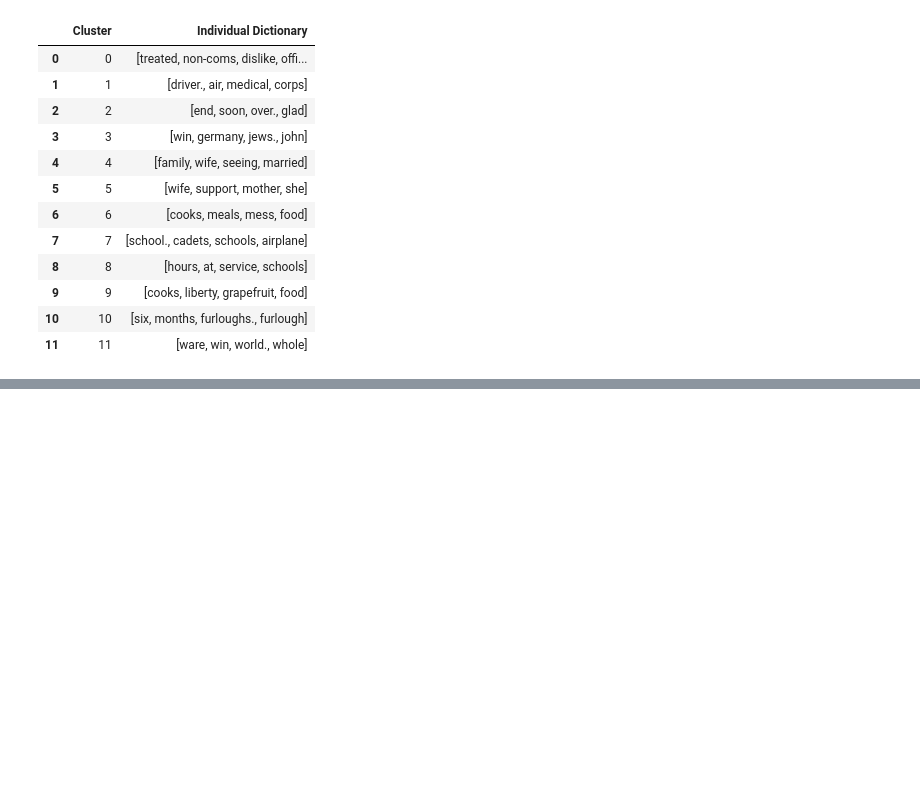
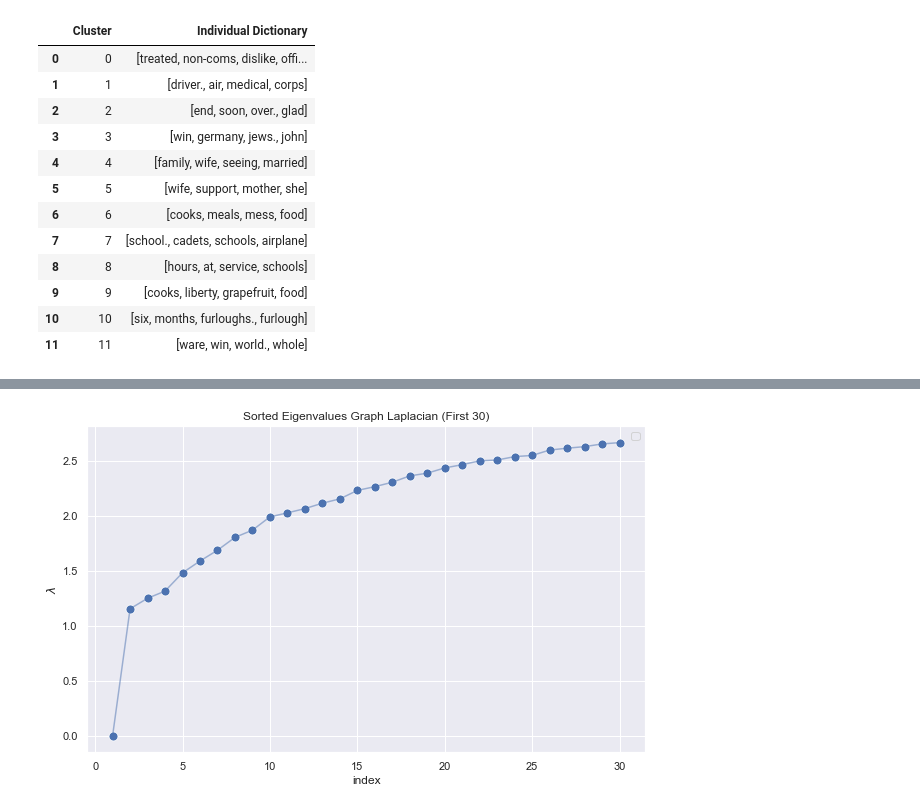
Before and after one commit to amos3vt/ASWW2, a Jupyter notebook: scripts/clustersTFIDF.ipynb, the cells around one changed output, grey strips where cells are left out. Saved outputs shown, nothing was run; the diff lists cells and outputs as text; code cells hidden in the pictures; blank space fills up the shorter version.

```diff
--- a/scripts/clustersTFIDF.ipynb
+++ b/scripts/clustersTFIDF.ipynb
@@ -303,0 +371,10 @@ dictionary
+# %%
+index_lim = 30
+
+fig, ax = plt.subplots(figsize=(10, 6))
+sns.scatterplot(x=range(1, eigenvals_sorted_indices[: index_lim].size + 1), y=eigenvals_sorted[: index_lim], s=80, ax=ax)
+sns.lineplot(x=range(1, eigenvals_sorted_indices[: index_lim].size + 1), y=eigenvals_sorted[: index_lim], alpha=0.5, ax=ax)
+# ax.axvline(x=3, color=sns_c[3], label='zero eigenvalues', linestyle='--')
+ax.legend()
+ax.set(title=f'Sorted Eigenvalues Graph Laplacian (First {index_lim})', xlabel='index', ylabel=r'$\lambda$');
+# %% [output]
@@ -303,0 +382 @@ dictionary
+[figure, added]
```
Also changed, not shown: parts of 8 cells of this notebook.
